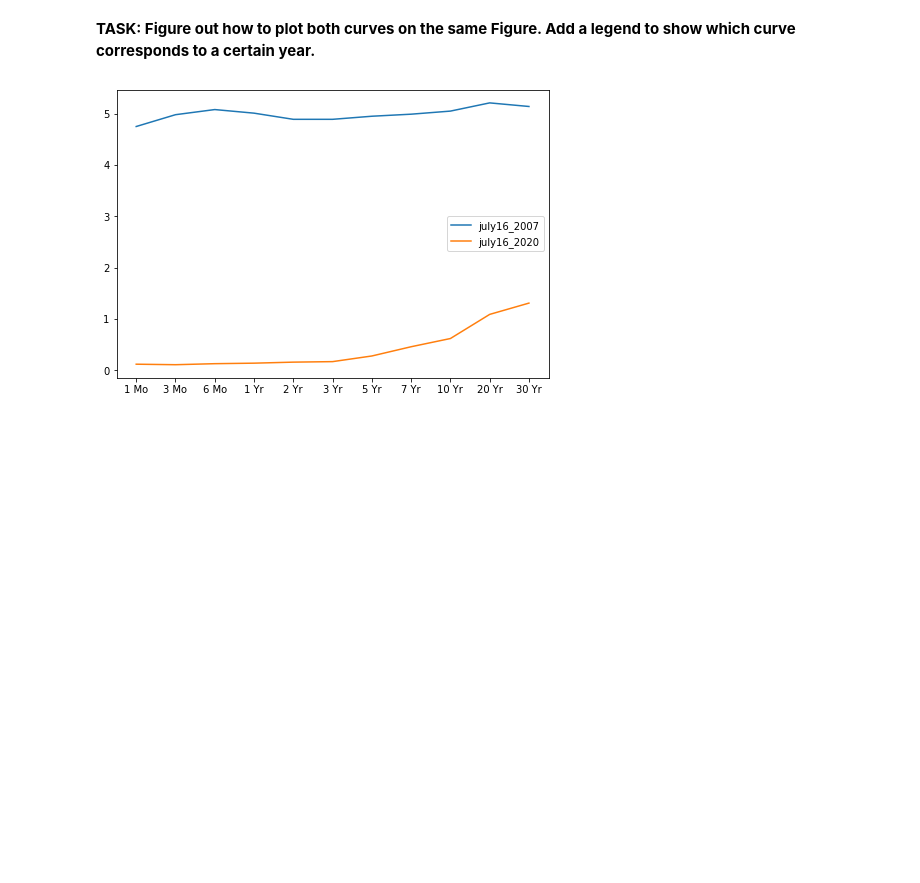
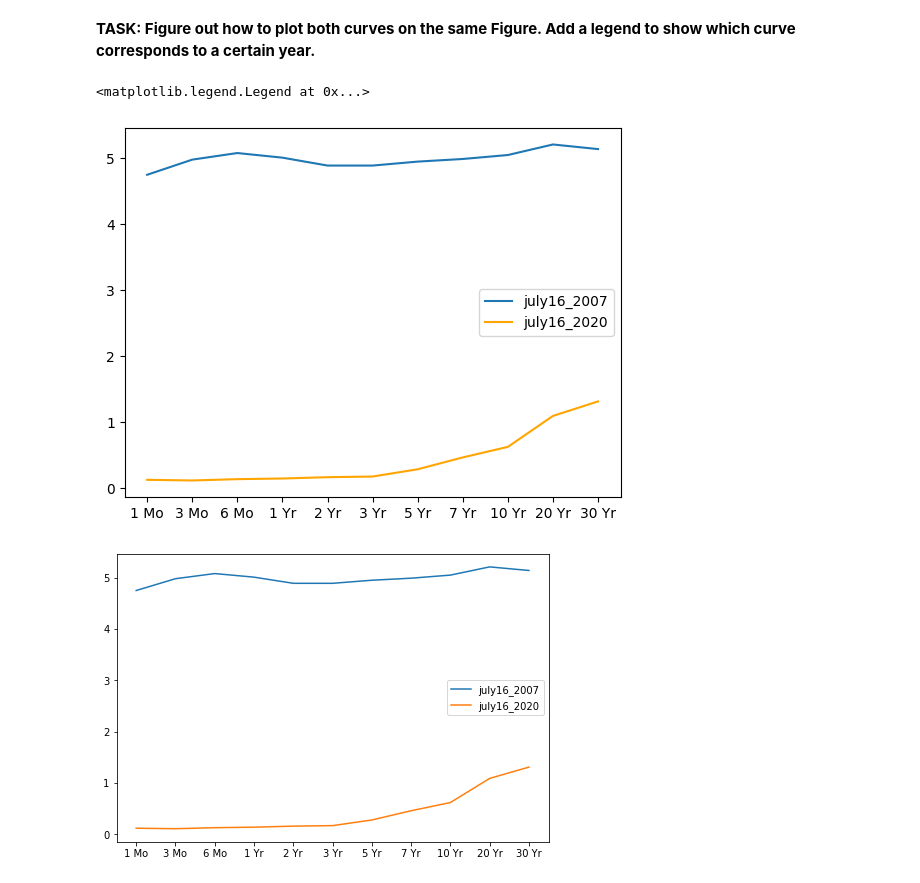
Before and after one commit to bili2002/ML_23-24, a Jupyter notebook: Week_02 - Exploratory data analysis. Modelling the XOR function/for_home_matplotlib.ipynb, the cells around one changed output. Cells and saved outputs as stored; diff of their text form; code cells hidden in the pictures; blank space fills up the shorter version.

```diff
--- a/Week_02 - Exploratory data analysis. Modelling the XOR function/for_home_matplotlib.ipynb
+++ b/Week_02 - Exploratory data analysis. Modelling the XOR function/for_home_matplotlib.ipynb
@@ -59,3 +77,10 @@ july16_2020 = [0.12,0.11,0.13,0.14,0.16,0.17,0.28,0.46,0.62,1.09,1.31]
+# %%
+plt.plot(labels, july16_2007, label='july16_2007')
+plt.plot(labels, july16_2020, color='orange', label='july16_2020')
+plt.legend()
+# %% [output]
+<matplotlib.legend.Legend at 0x...>
+[figure, added]
 # %%
 # DONT RUN THE CELL BELOW! IT WILL ERASE THE PLOT!
 # %%
```
Also changed, not shown: parts of 11 cells of this notebook, 1 other file.
